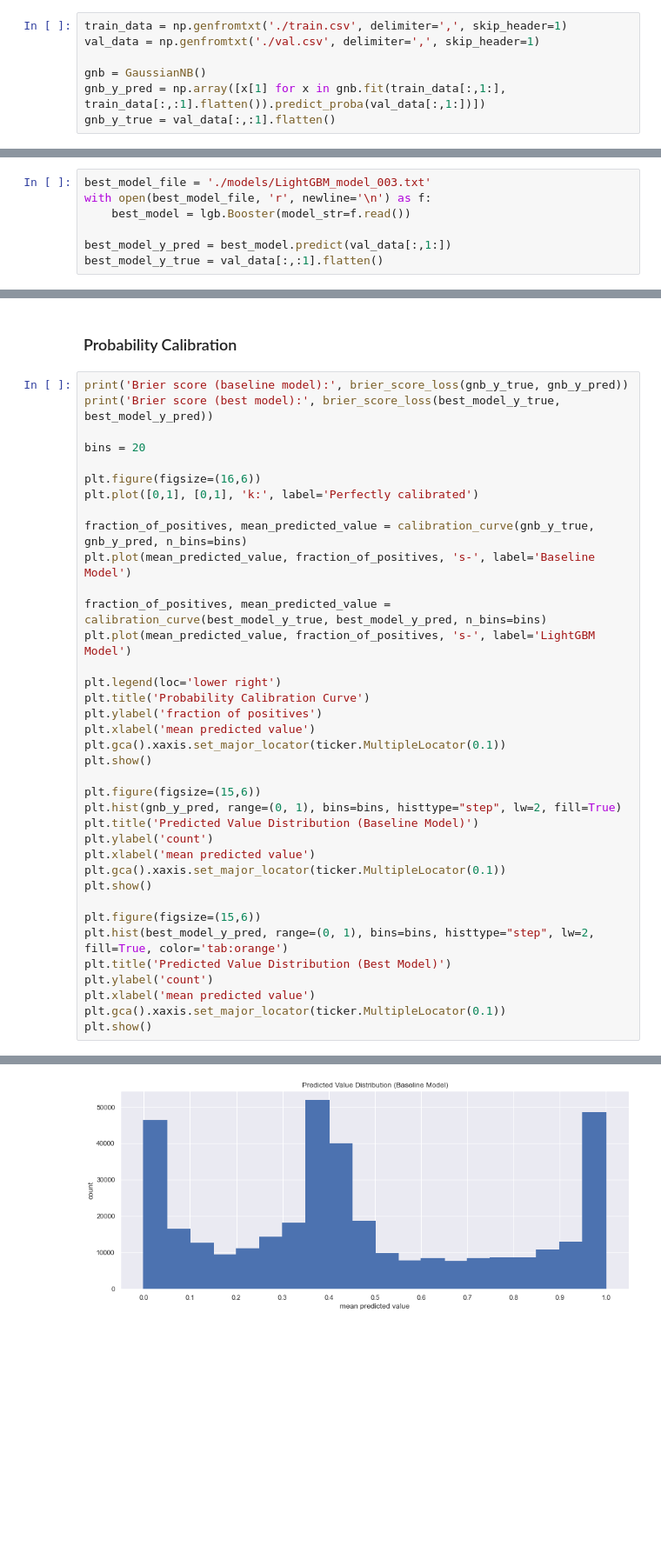
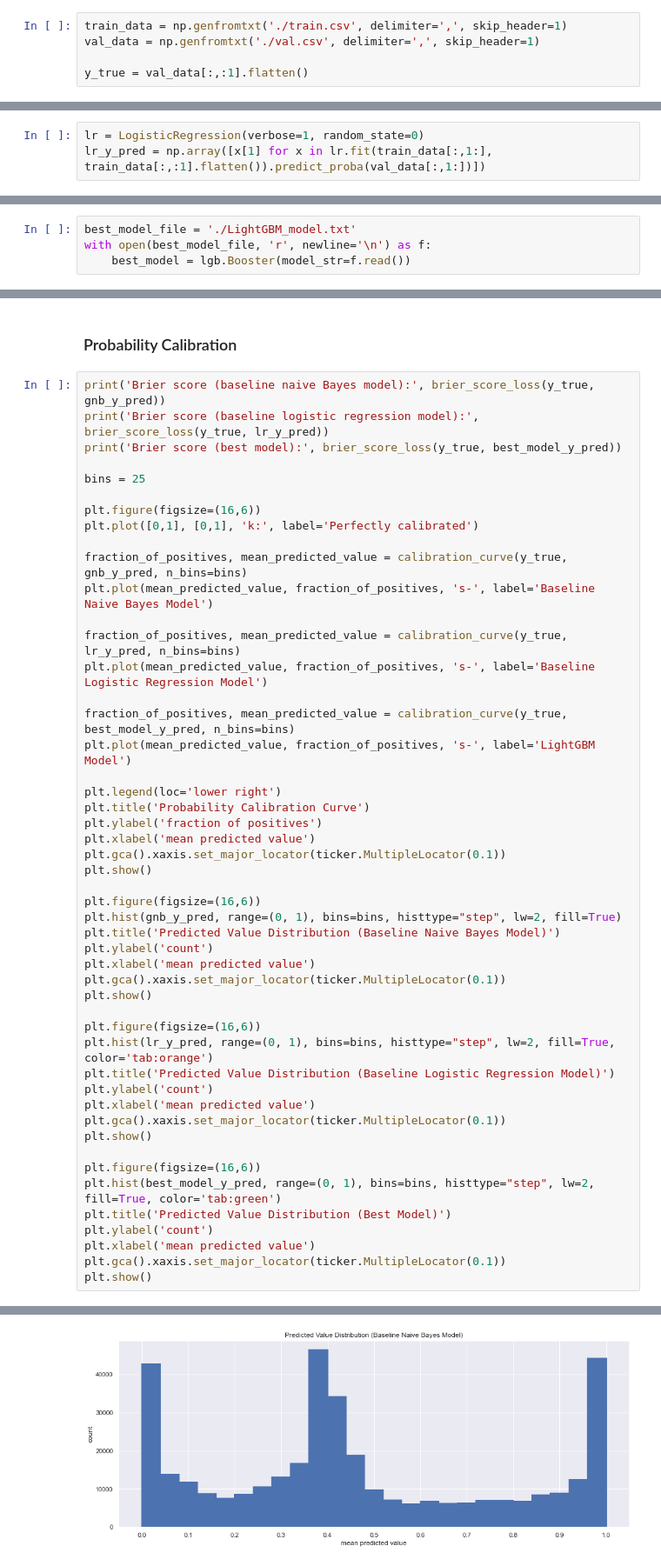
Before and after one commit to phil-holland/csgo-impact-rating, a Jupyter notebook: analysis/01-model_analysis.ipynb, the cells around one changed output, grey strips where cells are left out. Shown at 87% size. Drawn from its saved outputs; the diff is of its cells as text; blank space fills up the shorter version.

```diff
--- a/analysis/01-model_analysis.ipynb
+++ b/analysis/01-model_analysis.ipynb
@@ -24,6 +26,4 @@ Training a simple Gaussian Naive Bayes classifier to use as a baseline compariso
 train_data = np.genfromtxt('./train.csv', delimiter=',', skip_header=1)
 val_data = np.genfromtxt('./val.csv', delimiter=',', skip_header=1)
 
-gnb = GaussianNB()
-gnb_y_pred = np.array([x[1] for x in gnb.fit(train_data[:,1:], train_data[:,:1].flatten()).predict_proba(val_data[:,1:])])
-gnb_y_true = val_data[:,:1].flatten()
+y_true = val_data[:,:1].flatten()
@@ -29,0 +33,3 @@ gnb_y_true = val_data[:,:1].flatten()
+# %%
+lr = LogisticRegression(verbose=1, random_state=0)
+lr_y_pred = np.array([x[1] for x in lr.fit(train_data[:,1:], train_data[:,:1].flatten()).predict_proba(val_data[:,1:])])
@@ -90,10 +97,7 @@ plt.show()
 # %% [markdown]
 ## Best Model Analysis
 # %%
-best_model_file = './models/LightGBM_model_003.txt'
+best_model_file = './LightGBM_model.txt'
 with open(best_model_file, 'r', newline='\n') as f:
     best_model = lgb.Booster(model_str=f.read())
-
-best_model_y_pred = best_model.predict(val_data[:,1:])
-best_model_y_true = val_data[:,:1].flatten()
 # %% [output]
@@ -214,18 +249,22 @@ plt.show()
 # %% [markdown]
 ### Probability Calibration
 # %%
-print('Brier score (baseline model):', brier_score_loss(gnb_y_true, gnb_y_pred))
-print('Brier score (best model):', brier_score_loss(best_model_y_true, best_model_y_pred))
+print('Brier score (baseline naive Bayes model):', brier_score_loss(y_true, gnb_y_pred))
+print('Brier score (baseline logistic regression model):', brier_score_loss(y_true, lr_y_pred))
+print('Brier score (best model):', brier_score_loss(y_true, best_model_y_pred))
 
-bins = 20
+bins = 25
 
 plt.figure(figsize=(16,6))
 plt.plot([0,1], [0,1], 'k:', label='Perfectly calibrated')
 
-fraction_of_positives, mean_predicted_value = calibration_curve(gnb_y_true, gnb_y_pred, n_bins=bins)
-plt.plot(mean_predicted_value, fraction_of_positives, 's-', label='Baseline Model')
+fraction_of_positives, mean_predicted_value = calibration_curve(y_true, gnb_y_pred, n_bins=bins)
+plt.plot(mean_predicted_value, fraction_of_positives, 's-', label='Baseline Naive Bayes Model')
 
-fraction_of_positives, mean_predicted_value = calibration_curve(best_model_y_true, best_model_y_pred, n_bins=bins)
+fraction_of_positives, mean_predicted_value = calibration_curve(y_true, lr_y_pred, n_bins=bins)
+plt.plot(mean_predicted_value, fraction_of_positives, 's-', label='Baseline Logistic Regression Model')
+
+fraction_of_positives, mean_predicted_value = calibration_curve(y_true, best_model_y_pred, n_bins=bins)
 plt.plot(mean_predicted_value, fraction_of_positives, 's-', label='LightGBM Model')
 
 plt.legend(loc='lower right')
@@ -235,16 +274,24 @@ plt.xlabel('mean predicted value')
 plt.gca().xaxis.set_major_locator(ticker.MultipleLocator(0.1))
 plt.show()
 
-plt.figure(figsize=(15,6))
+plt.figure(figsize=(16,6))
 plt.hist(gnb_y_pred, range=(0, 1), bins=bins, histtype="step", lw=2, fill=True)
-plt.title('Predicted Value Distribution (Baseline Model)')
+plt.title('Predicted Value Distribution (Baseline Naive Bayes Model)')
 plt.ylabel('count')
 plt.xlabel('mean predicted value')
 plt.gca().xaxis.set_major_locator(ticker.MultipleLocator(0.1))
 plt.show()
 
-plt.figure(figsize=(15,6))
-plt.hist(best_model_y_pred, range=(0, 1), bins=bins, histtype="step", lw=2, fill=True, color='tab:orange')
+plt.figure(figsize=(16,6))
+plt.hist(lr_y_pred, range=(0, 1), bins=bins, histtype="step", lw=2, fill=True, color='tab:orange')
+plt.title('Predicted Value Distribution (Baseline Logistic Regression Model)')
+plt.ylabel('count')
+plt.xlabel('mean predicted value')
+plt.gca().xaxis.set_major_locator(ticker.MultipleLocator(0.1))
+plt.show()
+
+plt.figure(figsize=(16,6))
+plt.hist(best_model_y_pred, range=(0, 1), bins=bins, histtype="step", lw=2, fill=True, color='tab:green')
 plt.title('Predicted Value Distribution (Best Model)')
 plt.ylabel('count')
 plt.xlabel('mean predicted value')
@@ -257 +305 @@ Brier score (best model): 0.15371844178168825
-[figure, old version]
+[figure, new version]
```
Also changed, not shown: parts of 19 cells of this notebook, 2 other files.
